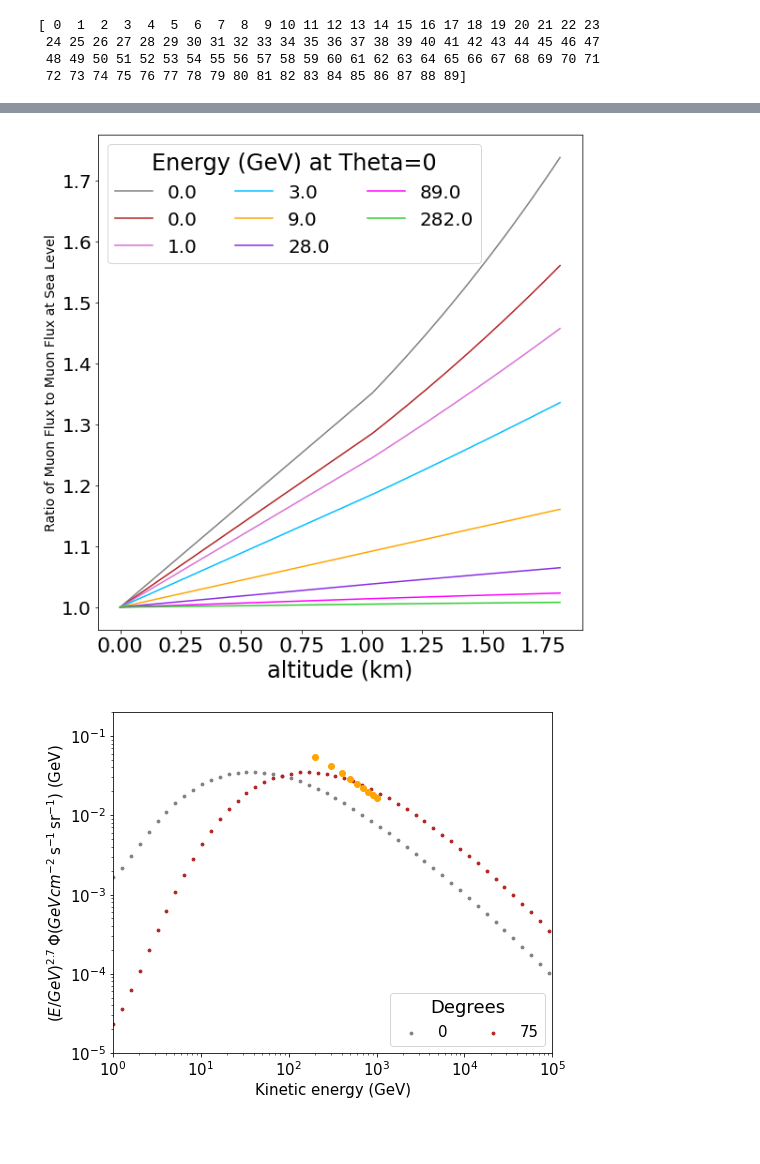
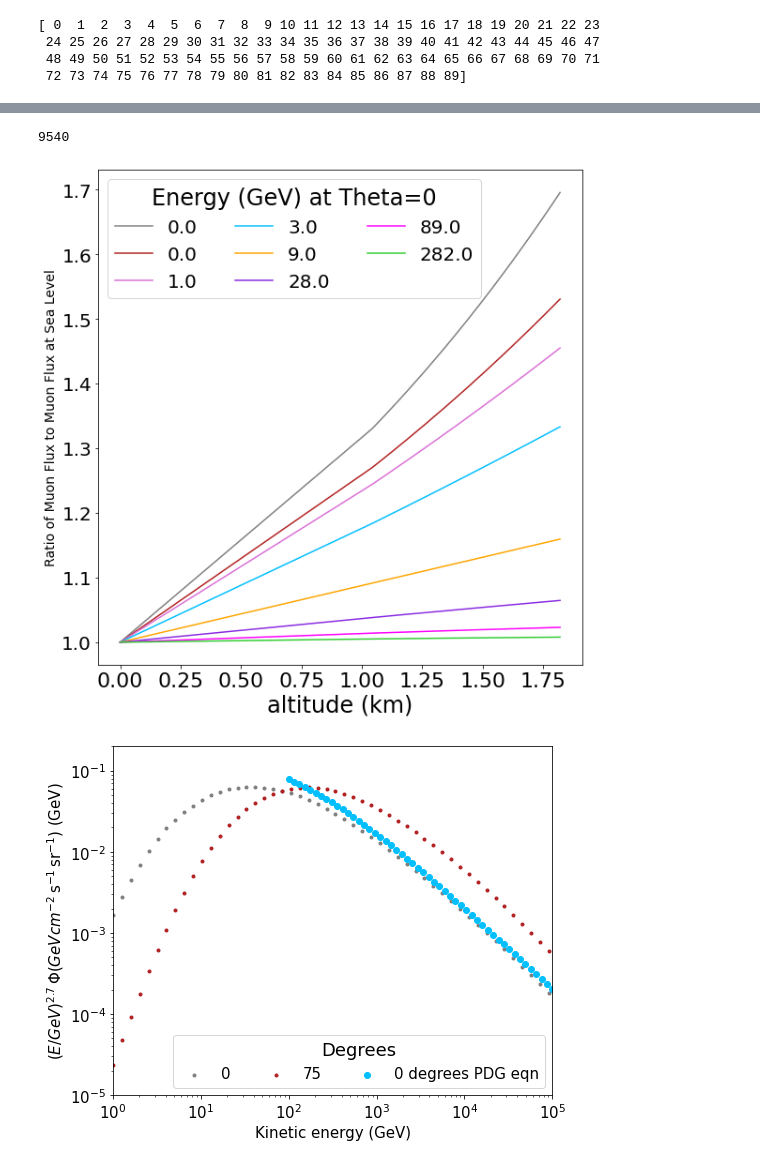
Before and after one commit to LeslieRogers/MuonPredictions, a Jupyter notebook: MCeQ_output_comparison_plots.ipynb, the cells around one changed output, grey strips where cells are left out. Cells and saved outputs as stored; diff of their text form; code cells hidden in the pictures; blank space fills up the shorter version.

```diff
--- a/MCeQ_output_comparison_plots.ipynb
+++ b/MCeQ_output_comparison_plots.ipynb
@@ -30,5 +36,6 @@ NumToRun=1000
 # %%
 #MCeQ outputs
+#Need for Altitude plots etc unless make an interp function for it as well
 r=0
 
 for files in glob.glob('/Users/rogerslc/Documents/MuFluxPred/AIRSdensity/Muons*degrees.h5'):
@@ -44,10 +51,16 @@ for files in glob.glob('/Users/rogerslc/Documents/MuFluxPred/AIRSdensity/Muons*d
         df['theta']=ths
         mussimData=mussimData.append(df, ignore_index=True)
 
-#for sea level altitudes at 0 degrees, I should run this for 89 degrees too
+#for sea level altitudes at 0 degrees
 df=pd.read_hdf('/Users/rogerslc/Documents/MuFluxPred/AIRSdensity/Muons0degrees_0altitude.h5')
 df['theta']=0
 mussimData=mussimData.append(df, ignore_index=True)
+
+#for sea level altitudes at 89 degrees
+df=pd.read_hdf('/Users/rogerslc/Documents/MuFluxPred/AIRSdensity/Muons89degrees_0altitude.h5')
+df['theta']=89
+mussimData=mussimData.append(df, ignore_index=True)
+
 
 mussimData['altitude']=mussimData.altitude*10**-2
 k=mussimData.theta.unique()
@@ -66,3 +126,7 @@ array([0])
+# %%
+90*106
+# %% [output]
+9540
 # %%
 #comparing to figure 4 in http://pcbat1.mi.infn.it/~battist/astrop/lipari_lepton.pdf
 
@@ -91,7 +155,7 @@ plt.ylabel('Ratio of Muon Flux to Muon Flux at Sea Level',fontsize=14)
 plt.legend(fontsize=20,title='Energy (GeV) at Theta='+str(ts),title_fontsize=24,ncol=3,loc='upper left')
 plt.show()
 # %% [output]
-[figure, old version]
+[figure, new version]
 # %%
 nrgs=np.geomspace(1,10**8,80)
 
@@ -109,40 +173,52 @@ for theta in range(0,90,75):
 
     #MCeq data
     #bring in the intorpolation funcs
     with open('/Users/rogerslc/Documents/MuFluxPred/MCeQ_Muons_interpolator'+str(theta)+'.pkl', 'rb') as f:
         FluxMuons = pickle.load(f)
 
     for NG in nrgs:
         flxs.append(FluxMuons(NG,650)[0][0]) #NG is energy in GeV, 650 is an altitude choice in meters
 
-    plt.scatter(nrgs, flxs*nrgs**-.3, label=str(theta),s=8,color=CLRS[clr])
+    plt.scatter(nrgs, flxs*nrgs**-.3, label=str(theta),s=9,color=CLRS[clr])
      #plt.scatter(x*GeV/10**6, y, label='_nolegend_',alpha=.3,s=8,color=CLRS[clr])
     clr+=1
 
-#pdg equation
+
+#plotting eqn from PDG
 theta=0
-for E in range(200,1100,100):
-    plt.scatter(E,(.14)*(1/(1+1.1*E*np.cos(np.deg2rad(theta))/115)+.054/(1+1.1*E*np.cos(np.deg2rad(theta))/850)),color=CLRS[clr+2])
+clr+=1
+
+for theta in [0]:
+    cnt=0
+    for E in np.geomspace(100,10**5,50):
+
+        if E <100/np.cos(np.deg2rad(theta)):
+            continue
+        if cnt==0:
+            plt.scatter(E,((.14)*(1/(1+1.1*E*np.cos(np.deg2rad(theta))/115)+.054/(1+1.1*E*np.cos(np.deg2rad(theta))/850))),color=CLRS[clr],label=str(theta)+' degrees PDG eqn')
+        else:
+            plt.scatter(E,((.14)*(1/(1+1.1*E*np.cos(np.deg2rad(theta))/115)+.054/(1+1.1*E*np.cos(np.deg2rad(theta))/850))),color=CLRS[clr])
+        cnt+=1
+    clr=+2
 
 
-#for N in energies:
-    #plt.vlines(N*(GeV/10**6),2e-3, 9e-1)
+
 
 plt.yscale('log')
 plt.xscale('log')
 plt.xticks(fontsize=15)
 plt.yticks(fontsize=15)
 plt.tight_layout()
 plt.xlim(1, 10**5)
 plt.xlabel('Kinetic energy (GeV)',fontsize=15)
 plt.ylim(10**-5, .2)
 
 plt.ylabel(r'$(E/ {GeV})^{2.7}\,\Phi (GeV cm^{-2}\,$s$^{-1}\,$sr$^{-1}$) (GeV)',fontsize=15)
 plt.legend(fontsize=15,title='Degrees',title_fontsize=18,ncol=4,loc='lower right')
 #plt.savefig("/Users/rogerslc/Documents/MuFluxPred/FluxesForSomeDeg.png",dpi=250,bbox_inches='tight')
 plt.show()
 # %% [output]
-[figure, old version]
+[figure, new version]
 # %%
 nrgs=np.geomspace(1,10**8,80)
 
```
Also changed, not shown: parts of 12 cells of this notebook.
